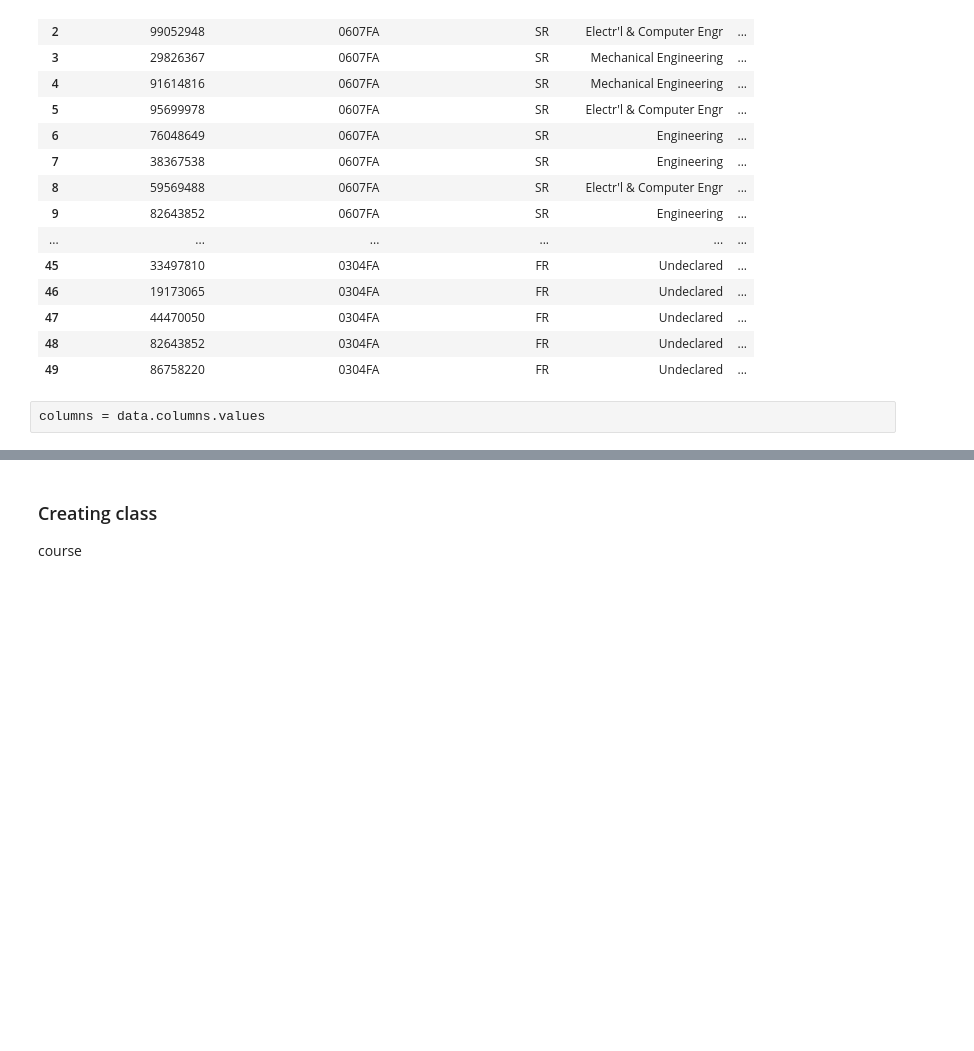
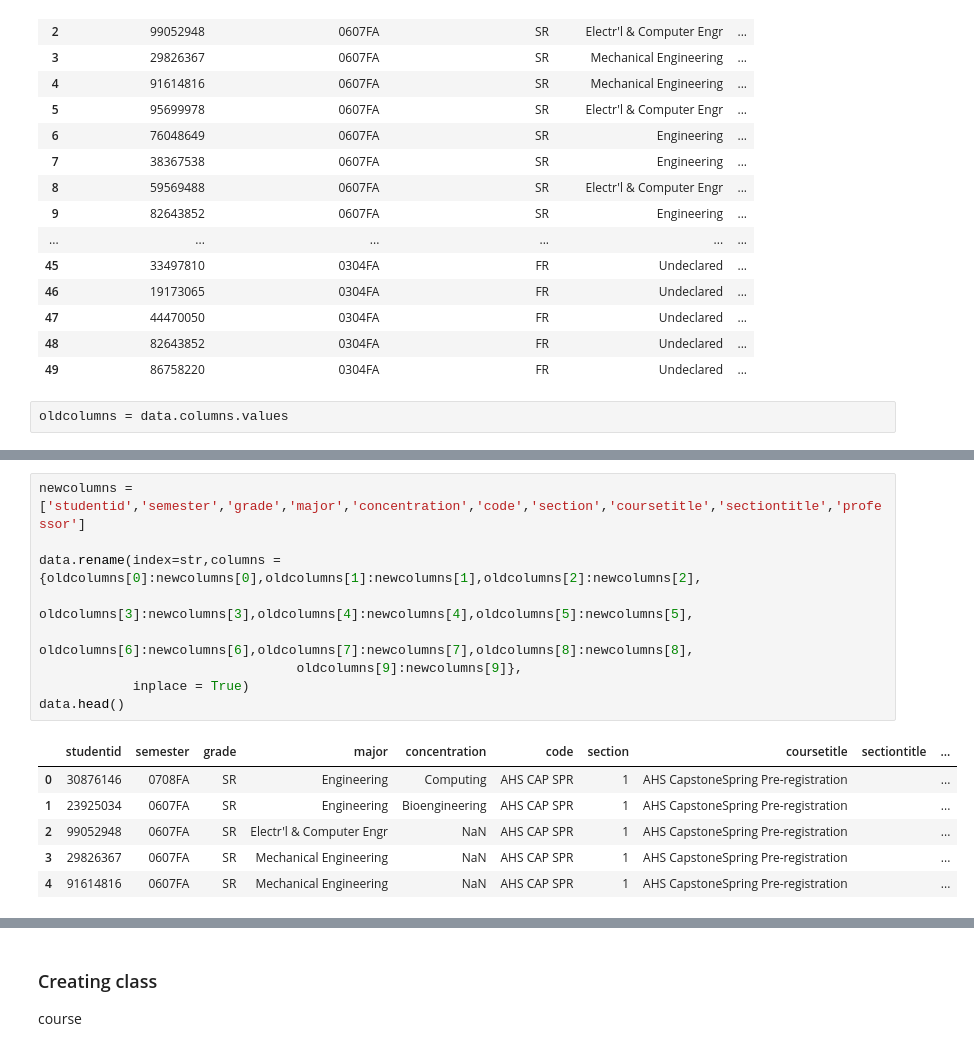
Before and after one commit to idgetto/DataScienceFinalProject, a Jupyter notebook: explore/exploration_jee.ipynb, the cells around one changed output, grey strips where cells are left out. Drawn from its saved outputs; the diff is of its cells as text; blank space fills up the shorter version.

```diff
--- a/explore/exploration_jee.ipynb
+++ b/explore/exploration_jee.ipynb
@@ -356,5 +356,5 @@ data.head(50)
 | 48 | 82643852 | 0304FA | FR | Undeclared | ... |
 | 49 | 86758220 | 0304FA | FR | Undeclared | ... |
 # %%
-columns = data.columns.values
+oldcolumns = data.columns.values
 # %%
@@ -379,3 +379,19 @@ print uniquevalues
  u'Yim, Raymond                    ' u'Yu, Lesley                      '
  u'Zastavker, Yevgeniya            ' u'Zessin, Jennifer                '
  u'Zolot, Kenneth C.               ']
+# %%
+newcolumns = ['studentid','semester','grade','major','concentration','code','section','coursetitle','sectiontitle','professor']
+
+data.rename(index=str,columns = {oldcolumns[0]:newcolumns[0],oldcolumns[1]:newcolumns[1],oldcolumns[2]:newcolumns[2],
+                                 oldcolumns[3]:newcolumns[3],oldcolumns[4]:newcolumns[4],oldcolumns[5]:newcolumns[5],
+                                 oldcolumns[6]:newcolumns[6],oldcolumns[7]:newcolumns[7],oldcolumns[8]:newcolumns[8],
+                                 oldcolumns[9]:newcolumns[9]},
+            inplace = True)
+data.head()
+# %% [output]
+|  | studentid | semester | grade | major | concentration | code | section | coursetitle | sectiontitle | ... |
+| 0 | 30876146 | 0708FA | SR | Engineering | Computing | AHS CAP SPR | 1 | AHS CapstoneSpring Pre-registration |  | ... |
+| 1 | 23925034 | 0607FA | SR | Engineering | Bioengineering | AHS CAP SPR | 1 | AHS CapstoneSpring Pre-registration |  | ... |
+| 2 | 99052948 | 0607FA | SR | Electr'l & Computer Engr | NaN | AHS CAP SPR | 1 | AHS CapstoneSpring Pre-registration |  | ... |
+| 3 | 29826367 | 0607FA | SR | Mechanical Engineering | NaN | AHS CAP SPR | 1 | AHS CapstoneSpring Pre-registration |  | ... |
+| 4 | 91614816 | 0607FA | SR | Mechanical Engineering | NaN | AHS CAP SPR | 1 | AHS CapstoneSpring Pre-registration |  | ... |
```
Also changed, not shown: parts of 6 cells of this notebook, 1 other file.
